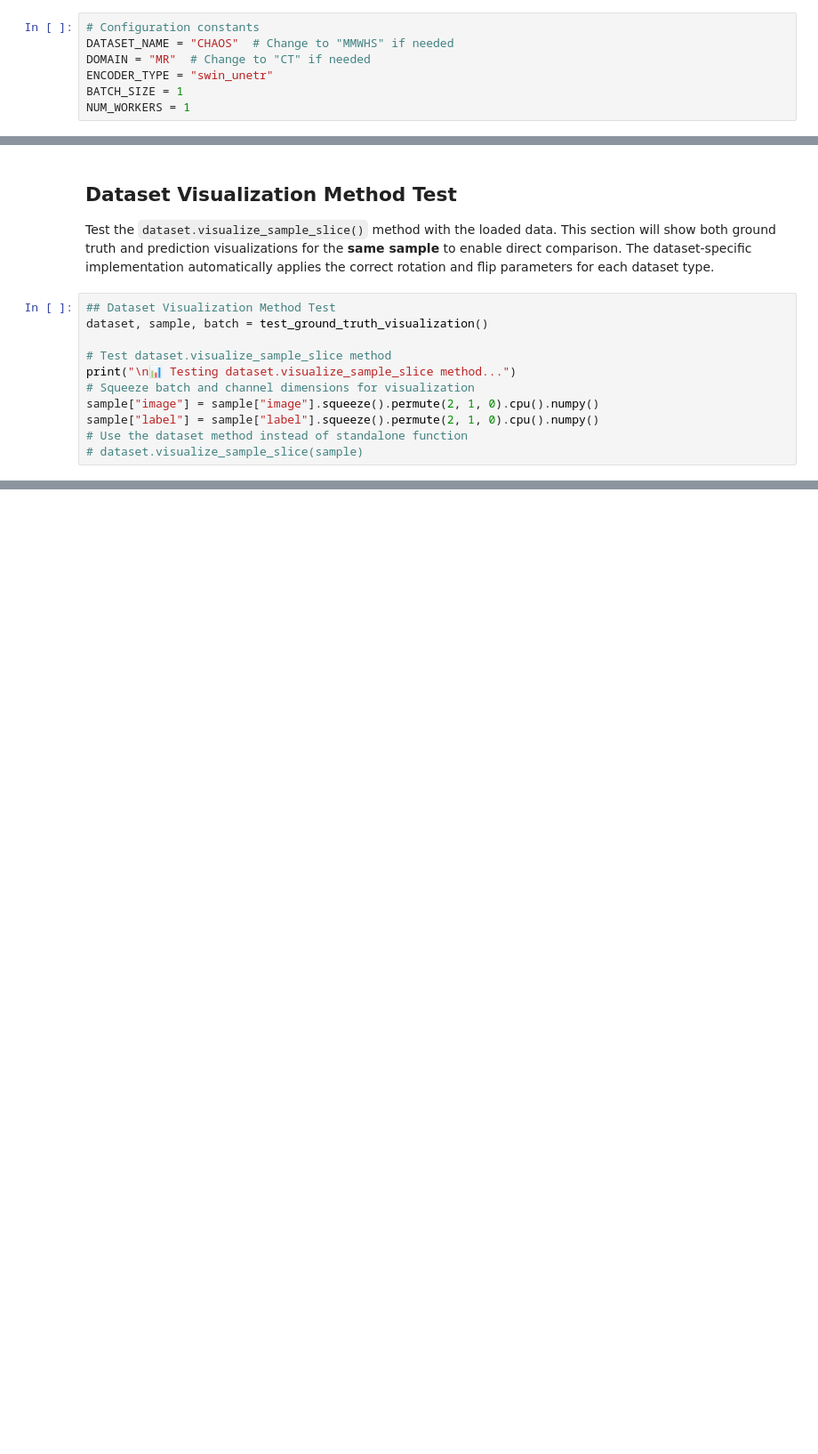
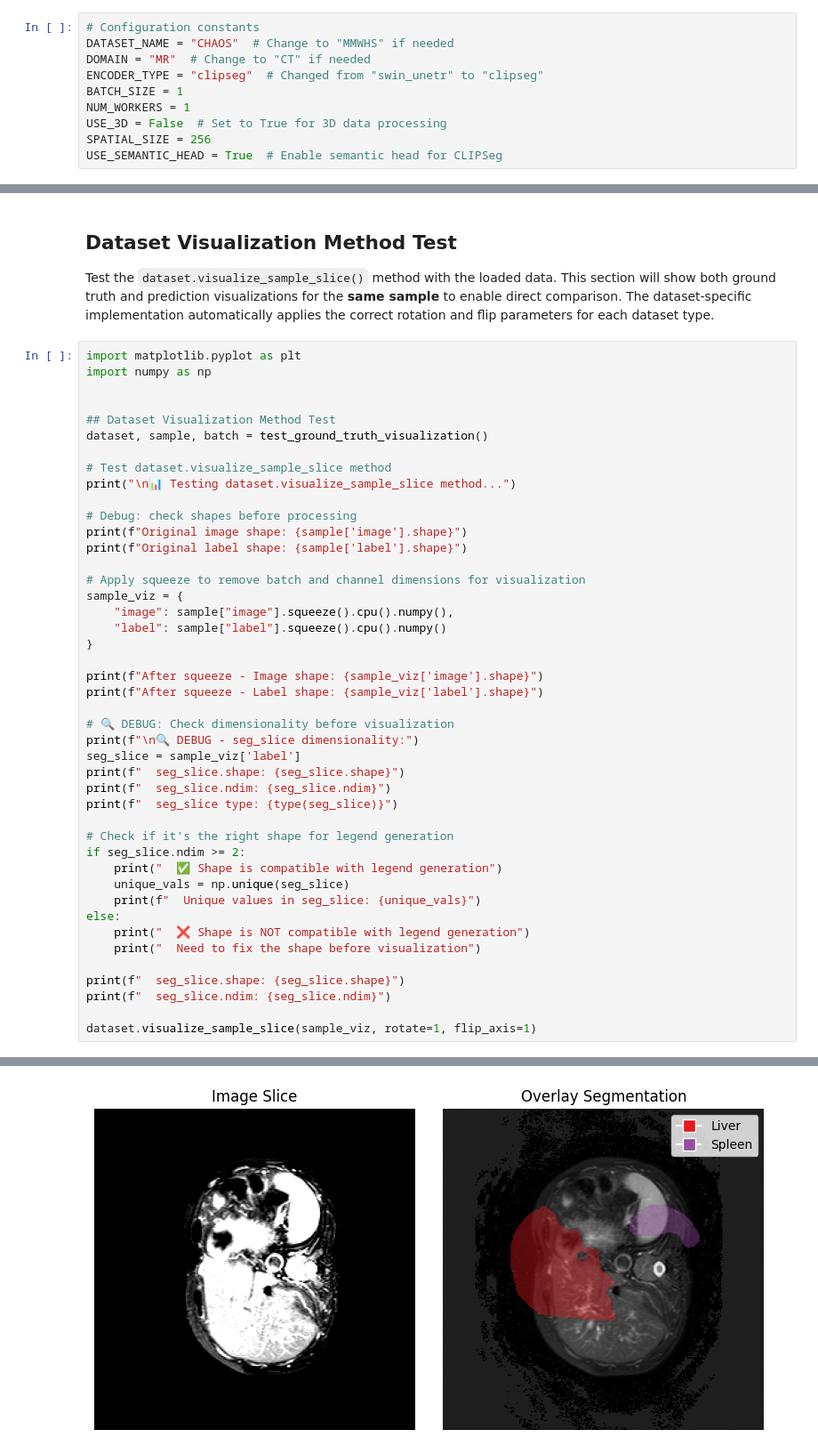
Before and after one commit to parmigggiana/xai, a Jupyter notebook: visualize.ipynb, the cells around one changed output, grey strips where cells are left out. Shown at 89% size. Saved outputs shown, nothing was run; the diff lists cells and outputs as text; blank space fills up the shorter version.

Commit message:
Update for visualization

```diff
--- a/visualize.ipynb
+++ b/visualize.ipynb
@@ -26,7 +32,10 @@ Change these constants to test different datasets and domains:
 # Configuration constants
 DATASET_NAME = "CHAOS"  # Change to "MMWHS" if needed
 DOMAIN = "MR"  # Change to "CT" if needed
-ENCODER_TYPE = "swin_unetr"
+ENCODER_TYPE = "clipseg"  # Changed from "swin_unetr" to "clipseg"
 BATCH_SIZE = 1
 NUM_WORKERS = 1
+USE_3D = False  # Set to True for 3D data processing
+SPATIAL_SIZE = 256
+USE_SEMANTIC_HEAD = True  # Enable semantic head for CLIPSeg
 # %%
@@ -121,16 +677,49 @@ def test_inference_and_visualization(dataset, batch):
 
 Test the `dataset.visualize_sample_slice()` method with the loaded data. This section will show both ground truth and prediction visualizations for the **same sample** to enable direct comparison. The dataset-specific implementation automatically applies the correct rotation and flip parameters for each dataset type.
 # %%
+import matplotlib.pyplot as plt
+import numpy as np
+
+
 ## Dataset Visualization Method Test
 dataset, sample, batch = test_ground_truth_visualization()
 
 # Test dataset.visualize_sample_slice method
 print("\n📊 Testing dataset.visualize_sample_slice method...")
-# Squeeze batch and channel dimensions for visualization
-sample["image"] = sample["image"].squeeze().permute(2, 1, 0).cpu().numpy()
-sample["label"] = sample["label"].squeeze().permute(2, 1, 0).cpu().numpy()
-# Use the dataset method instead of standalone function
-# dataset.visualize_sample_slice(sample)
+
+# Debug: check shapes before processing
+print(f"Original image shape: {sample['image'].shape}")
+print(f"Original label shape: {sample['label'].shape}")
+
+# Apply squeeze to remove batch and channel dimensions for visualization
+sample_viz = {
+    "image": sample["image"].squeeze().cpu().numpy(),
+    "label": sample["label"].squeeze().cpu().numpy()
+}
+
+print(f"After squeeze - Image shape: {sample_viz['image'].shape}")
+print(f"After squeeze - Label shape: {sample_viz['label'].shape}")
+
+# 🔍 DEBUG: Check dimensionality before visualization
+print(f"\n🔍 DEBUG - seg_slice dimensionality:")
+seg_slice = sample_viz['label']
+print(f"  seg_slice.shape: {seg_slice.shape}")
+print(f"  seg_slice.ndim: {seg_slice.ndim}")
+print(f"  seg_slice type: {type(seg_slice)}")
+
+# Check if it's the right shape for legend generation
+if seg_slice.ndim >= 2:
+    print("  ✅ Shape is compatible with legend generation")
+    unique_vals = np.unique(seg_slice)
+    print(f"  Unique values in seg_slice: {unique_vals}")
+else:
+    print("  ❌ Shape is NOT compatible with legend generation")
+    print("  Need to fix the shape before visualization")
+
+print(f"  seg_slice.shape: {seg_slice.shape}")
+print(f"  seg_slice.ndim: {seg_slice.ndim}")
+
+dataset.visualize_sample_slice(sample_viz, rotate=1, flip_axis=1)
 # %% [output]
 🔍 Testing Ground Truth Visualization...
 Dataset: CHAOS, Domain: MR
@@ -138,0 +746 @@ Dataset: CHAOS, Domain: MR
+[figure, added]
```
Also changed, not shown: parts of 9 cells of this notebook, 2 other files.
